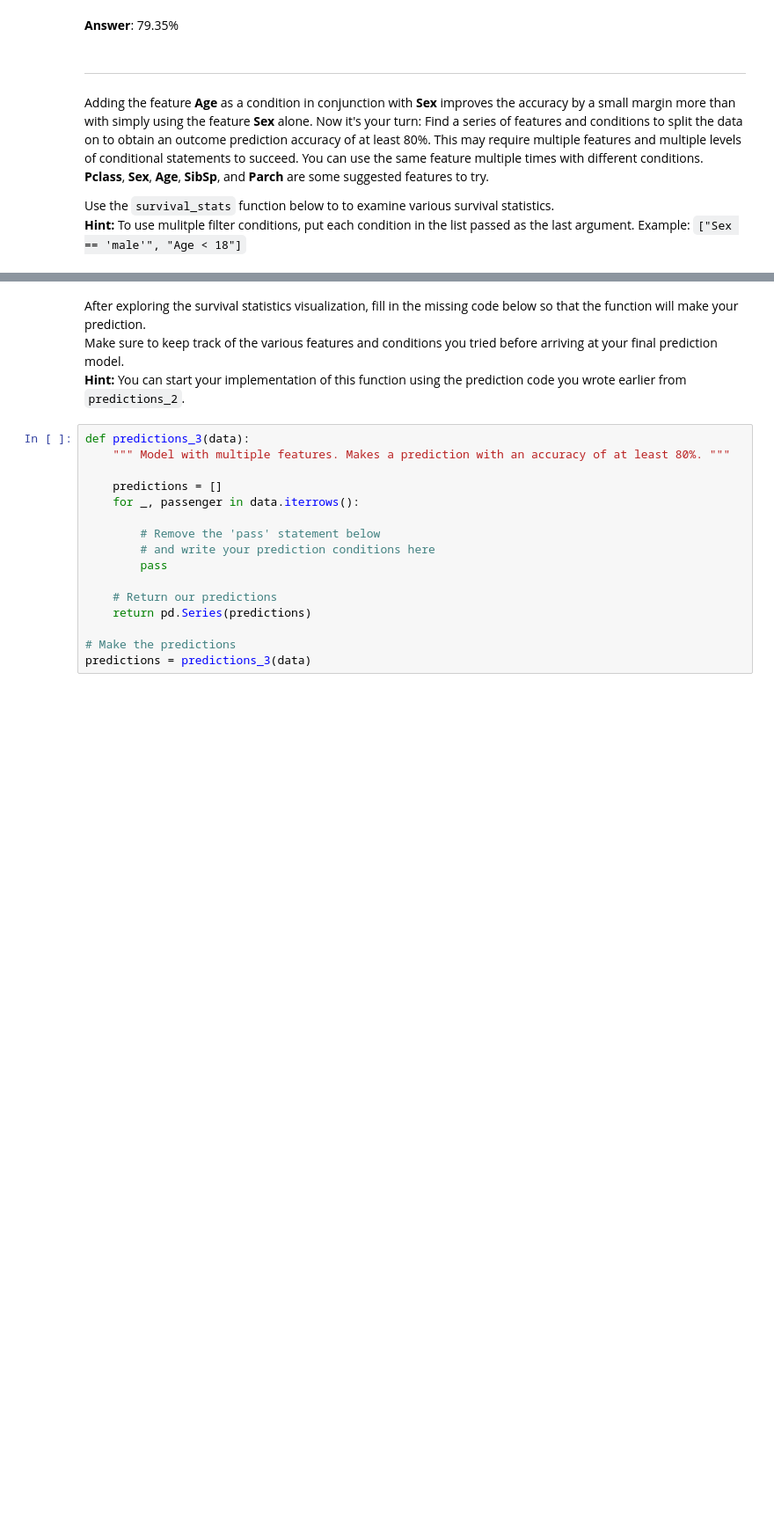
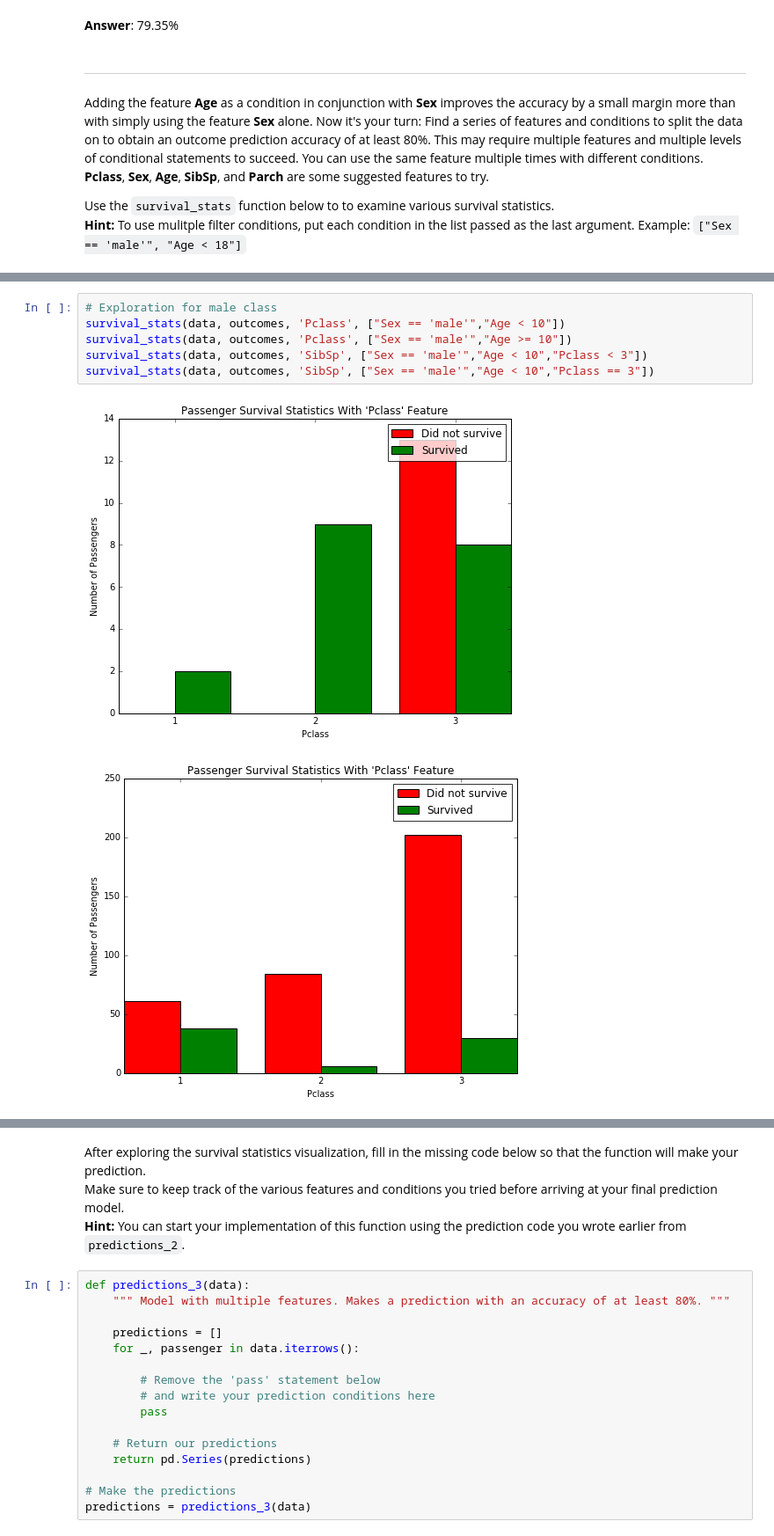
Before and after one commit to raymondngiam/machine-learning-nanodegree, a Jupyter notebook: projects/titanic_survival_exploration/titanic_survival_exploration.ipynb, the cells around one changed output, grey strips where cells are left out. Shown: that part at 88% size. Cells and saved outputs as stored; diff of their text form; blank space fills up the shorter version.

Commit message:
Add detailed survival statistic visualization

```diff
--- a/projects/titanic_survival_exploration/titanic_survival_exploration.ipynb
+++ b/projects/titanic_survival_exploration/titanic_survival_exploration.ipynb
@@ -217,0 +220,9 @@ survival_stats(data, outcomes, 'Age', ["Sex == 'male'", "Age < 18"])
+# %%
+# Exploration for male class
+survival_stats(data, outcomes, 'Pclass', ["Sex == 'male'","Age < 10"])
+survival_stats(data, outcomes, 'Pclass', ["Sex == 'male'","Age >= 10"])
+survival_stats(data, outcomes, 'SibSp', ["Sex == 'male'","Age < 10","Pclass < 3"])
+survival_stats(data, outcomes, 'SibSp', ["Sex == 'male'","Age < 10","Pclass == 3"])
+# %% [output]
+[figure, added]
+[figure, added]
```
Also changed, not shown: parts of 3 cells of this notebook.
